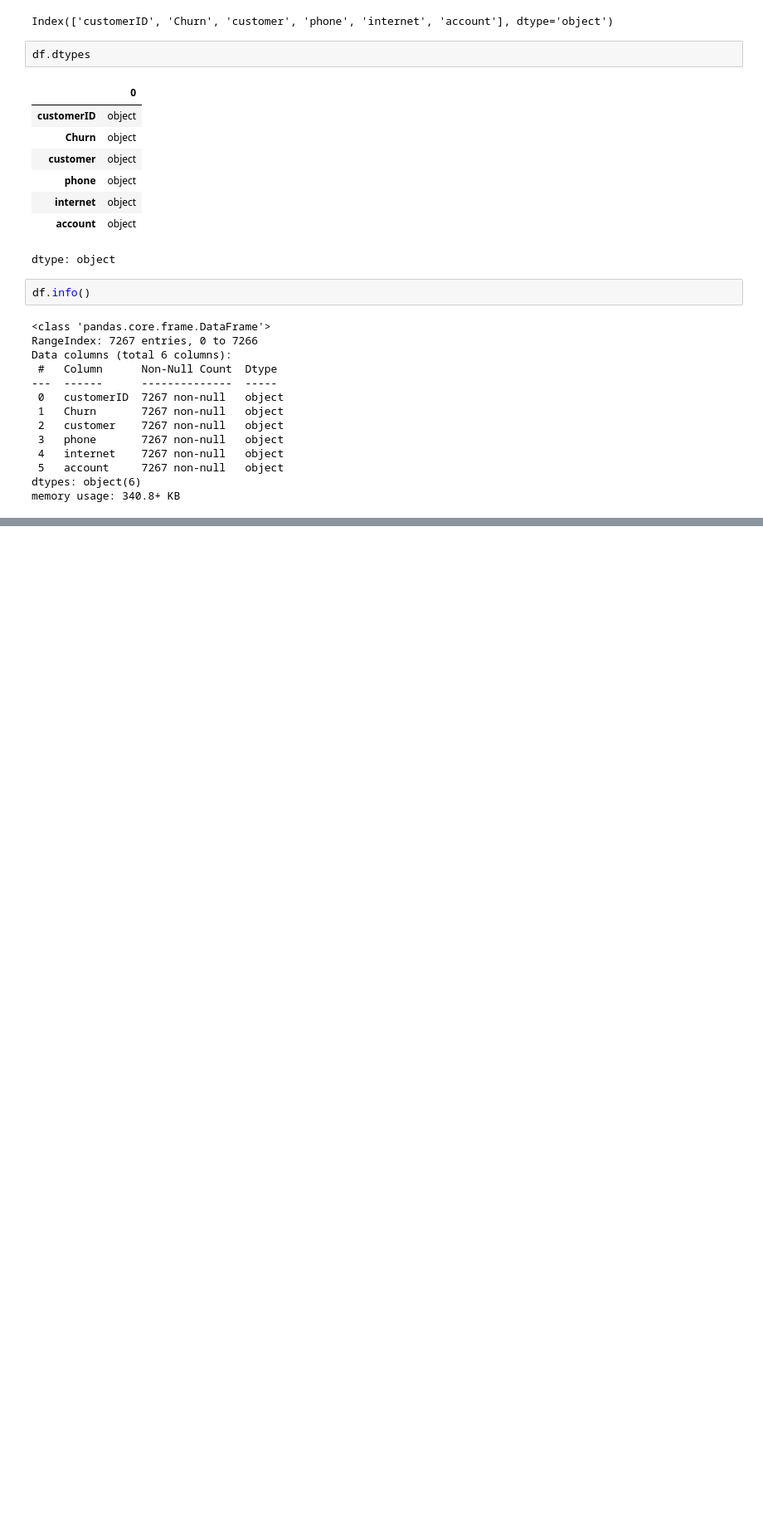
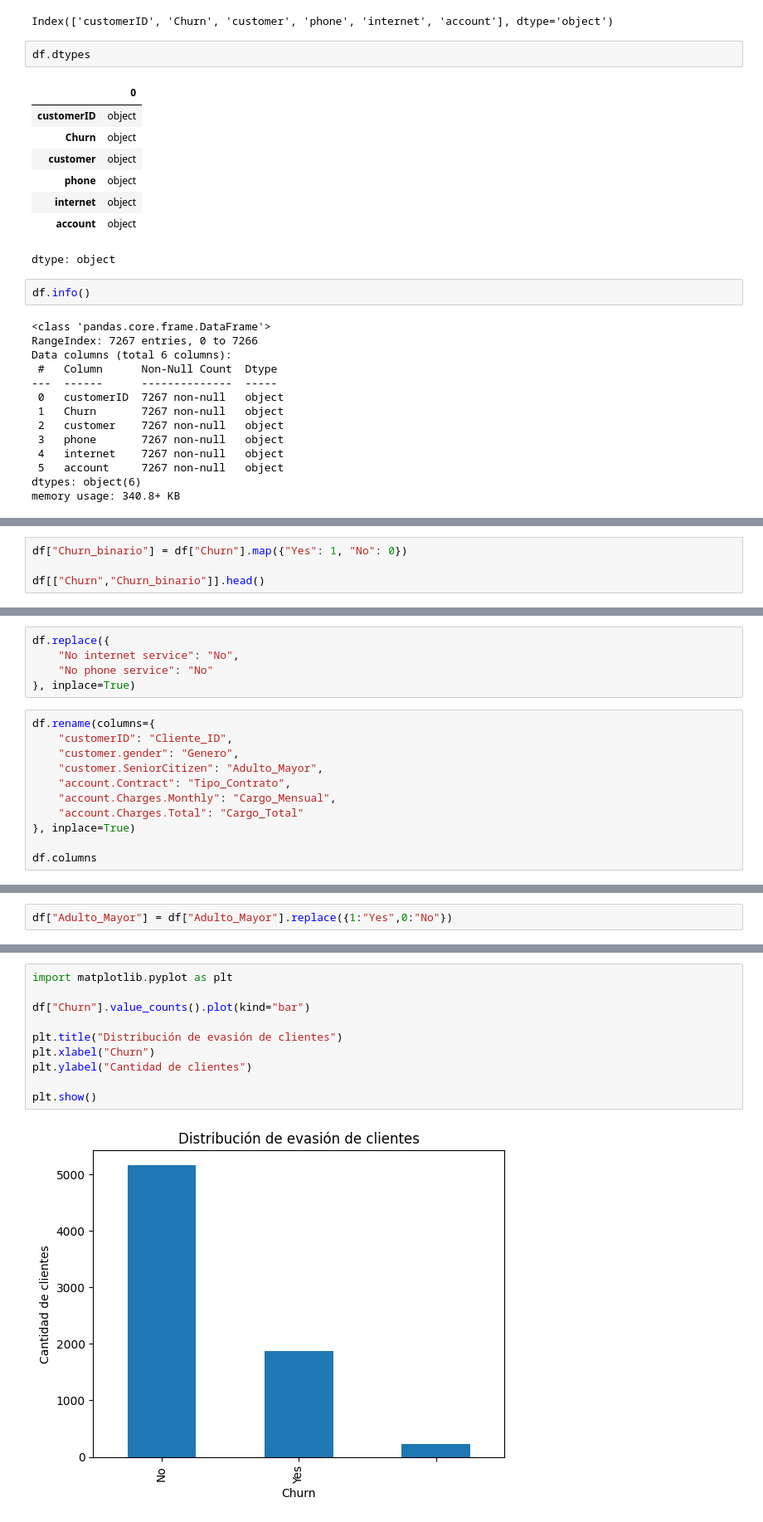
Before and after one commit to nicolle-tq/Telecom-X, a Jupyter notebook: challenge_telecom_x.ipynb, the cells around one changed output, grey strips where cells are left out. Shown at 83% size. Saved outputs shown, nothing was run; the diff lists cells and outputs as text; blank space fills up the shorter version.

```diff
--- a/challenge_telecom_x.ipynb
+++ b/challenge_telecom_x.ipynb
@@ -84,0 +183,4 @@ df.head()
+# %%
+df["Churn_binario"] = df["Churn"].map({"Yes": 1, "No": 0})
+
+df[["Churn","Churn_binario"]].head()
@@ -84,0 +194,16 @@ df.head()
+# %%
+df.replace({
+    "No internet service": "No",
+    "No phone service": "No"
+}, inplace=True)
+# %%
+df.rename(columns={
+    "customerID": "Cliente_ID",
+    "customer.gender": "Genero",
+    "customer.SeniorCitizen": "Adulto_Mayor",
+    "account.Contract": "Tipo_Contrato",
+    "account.Charges.Monthly": "Cargo_Mensual",
+    "account.Charges.Total": "Cargo_Total"
+}, inplace=True)
+
+df.columns
@@ -84,0 +220,2 @@ df.head()
+# %%
+df["Adulto_Mayor"] = df["Adulto_Mayor"].replace({1:"Yes",0:"No"})
@@ -84,0 +357,12 @@ df.head()
+# %%
+import matplotlib.pyplot as plt
+
+df["Churn"].value_counts().plot(kind="bar")
+
+plt.title("Distribución de evasión de clientes")
+plt.xlabel("Churn")
+plt.ylabel("Cantidad de clientes")
+
+plt.show()
+# %% [output]
+[figure, added]
```
Also changed, not shown: parts of 37 cells of this notebook.
